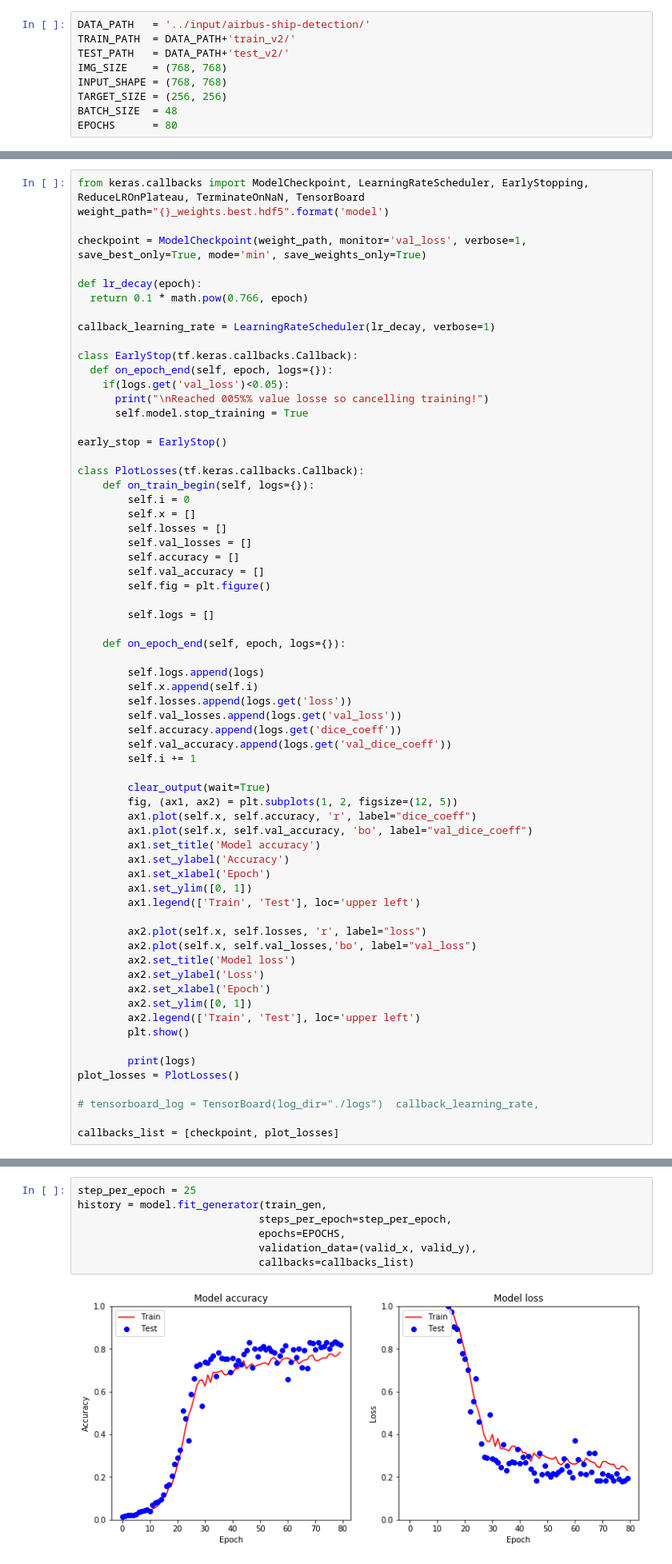
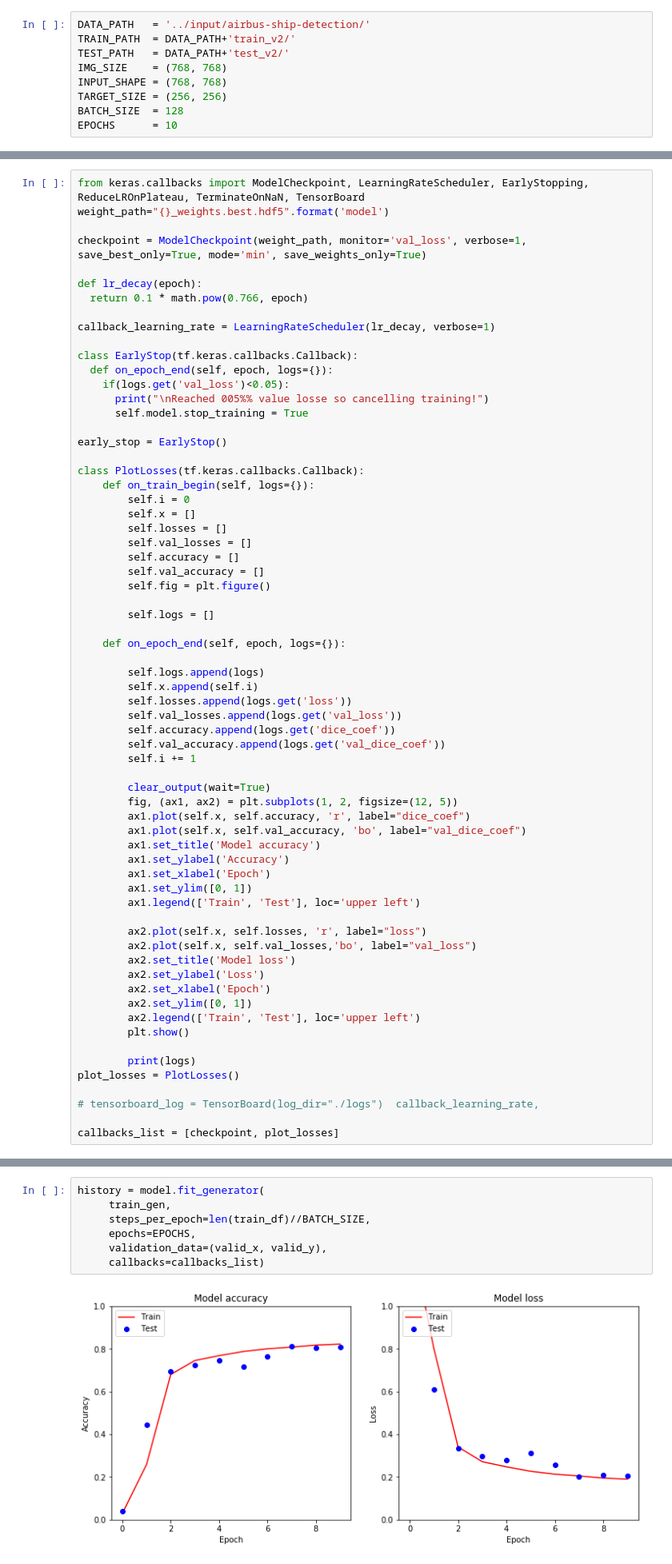
Before and after one commit to MaximDrobchak/ML_U-Net-Airbus-Ship-Detection, a Jupyter notebook: train/U-net_dice_comb_binar_cross.ipynb, the cells around one changed output, grey strips where cells are left out. Shown: that part at 80% size. Saved outputs shown, nothing was run; the diff lists cells and outputs as text.

Commit message:
added train model on all dataset notebooks with train and submission

```diff
--- a/train/U-net_dice_comb_binar_cross.ipynb
+++ b/train/U-net_dice_comb_binar_cross.ipynb
@@ -22,6 +22,6 @@ TEST_PATH   = DATA_PATH+'test_v2/'
 IMG_SIZE    = (768, 768)
 INPUT_SHAPE = (768, 768)
 TARGET_SIZE = (256, 256)
-BATCH_SIZE  = 48
-EPOCHS      = 80
+BATCH_SIZE  = 128
+EPOCHS      = 10
 # %%
@@ -185,14 +184,14 @@ class PlotLosses(tf.keras.callbacks.Callback):
         self.x.append(self.i)
         self.losses.append(logs.get('loss'))
         self.val_losses.append(logs.get('val_loss'))
-        self.accuracy.append(logs.get('dice_coeff'))
-        self.val_accuracy.append(logs.get('val_dice_coeff'))
+        self.accuracy.append(logs.get('dice_coef'))
+        self.val_accuracy.append(logs.get('val_dice_coef'))
         self.i += 1
 
         clear_output(wait=True)
         fig, (ax1, ax2) = plt.subplots(1, 2, figsize=(12, 5))
-        ax1.plot(self.x, self.accuracy, 'r', label="dice_coeff")
-        ax1.plot(self.x, self.val_accuracy, 'bo', label="val_dice_coeff")
+        ax1.plot(self.x, self.accuracy, 'r', label="dice_coef")
+        ax1.plot(self.x, self.val_accuracy, 'bo', label="val_dice_coef")
         ax1.set_title('Model accuracy')
         ax1.set_ylabel('Accuracy')
         ax1.set_xlabel('Epoch')
@@ -218,11 +217,11 @@ callbacks_list = [checkpoint, plot_losses]
 train_gen = make_image_gen(train_df)
 valid_x, valid_y = next(make_image_gen(valid_df))
 # %%
-step_per_epoch = 25
-history = model.fit_generator(train_gen,
-                             steps_per_epoch=step_per_epoch,
-                             epochs=EPOCHS,
-                             validation_data=(valid_x, valid_y),
-                             callbacks=callbacks_list)
+history = model.fit_generator(
+     train_gen,
+     steps_per_epoch=len(train_df)//BATCH_SIZE,
+     epochs=EPOCHS,
+     validation_data=(valid_x, valid_y),
+     callbacks=callbacks_list)
 # %% [output]
-[figure, old version]
+[figure, new version]
```
Also changed, not shown: parts of 7 cells of this notebook, 3 other files.
